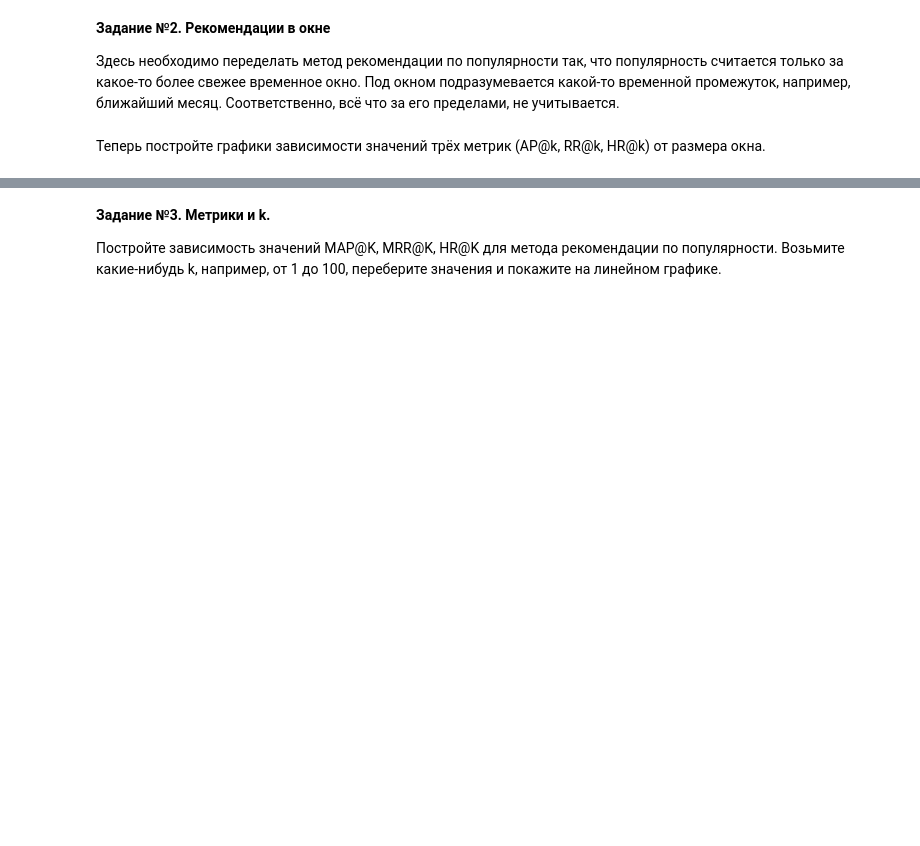
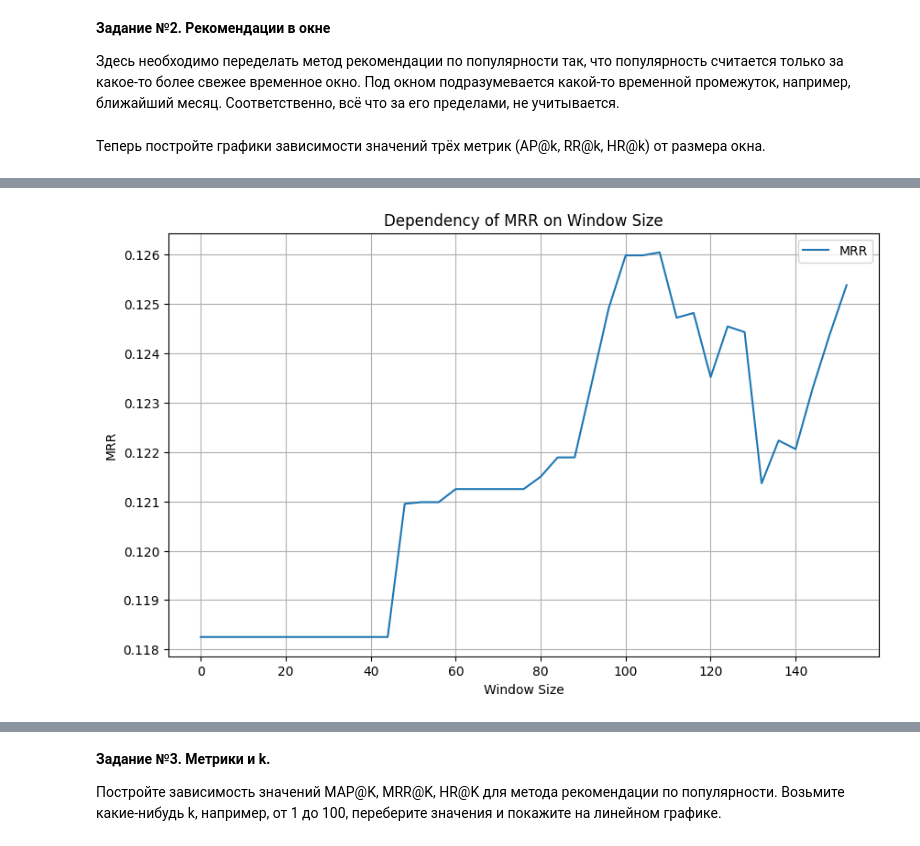
Before and after one commit to Lulu-fw01/RecSys_course, a Jupyter notebook: hw/HSE_RecSys_HW1.ipynb, the cells around one changed output, grey strips where cells are left out. Drawn from its saved outputs; the diff is of its cells as text; code cells hidden in the pictures; blank space fills up the shorter version.

```diff
--- a/hw/HSE_RecSys_HW1.ipynb
+++ b/hw/HSE_RecSys_HW1.ipynb
@@ -338,0 +387,4 @@ class TopPopularWeighted(TopPopular):
+# %%
+draw_graph(mrr_values, 'MRR')
+# %% [output]
+[figure, added]
```
Also changed, not shown: parts of 13 cells of this notebook.
